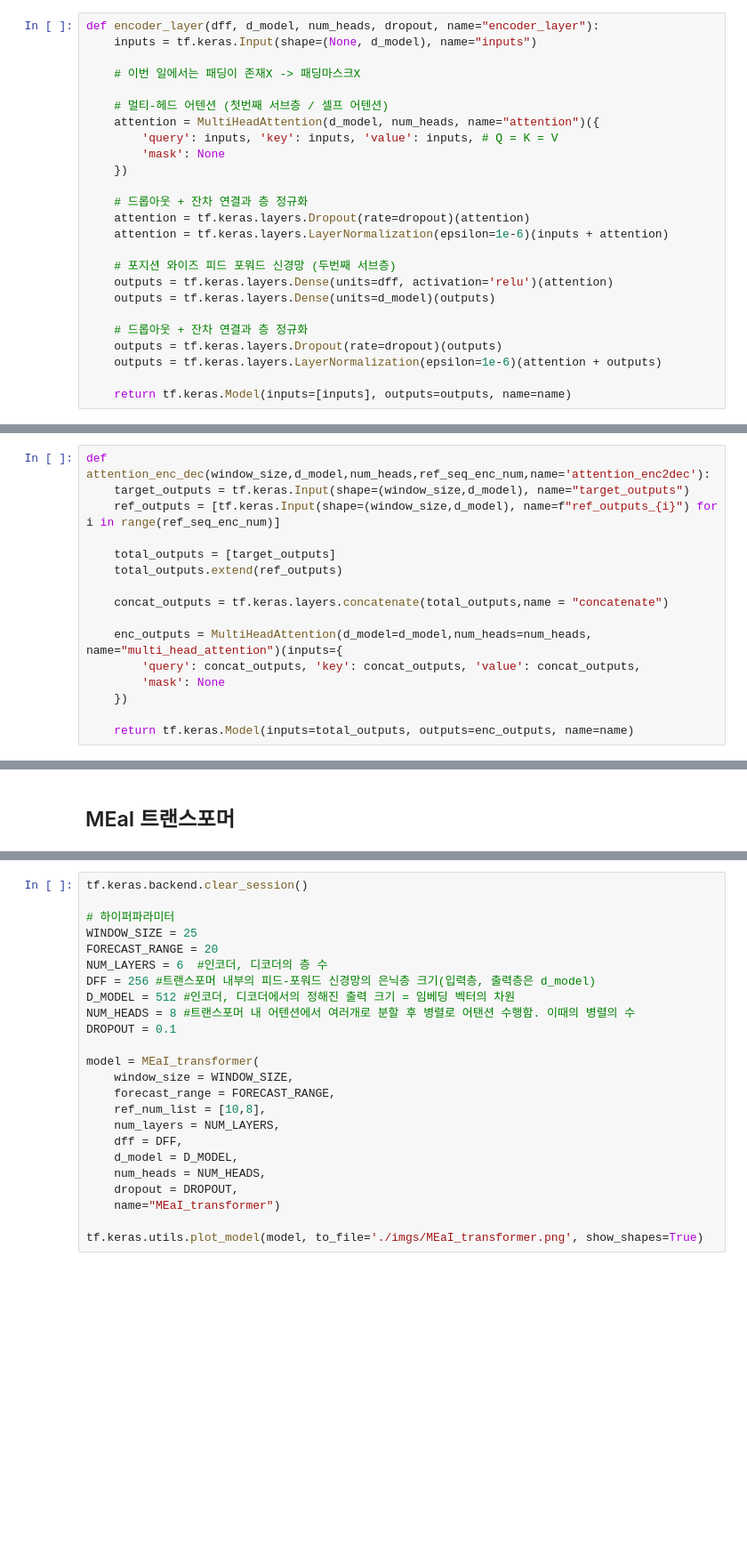
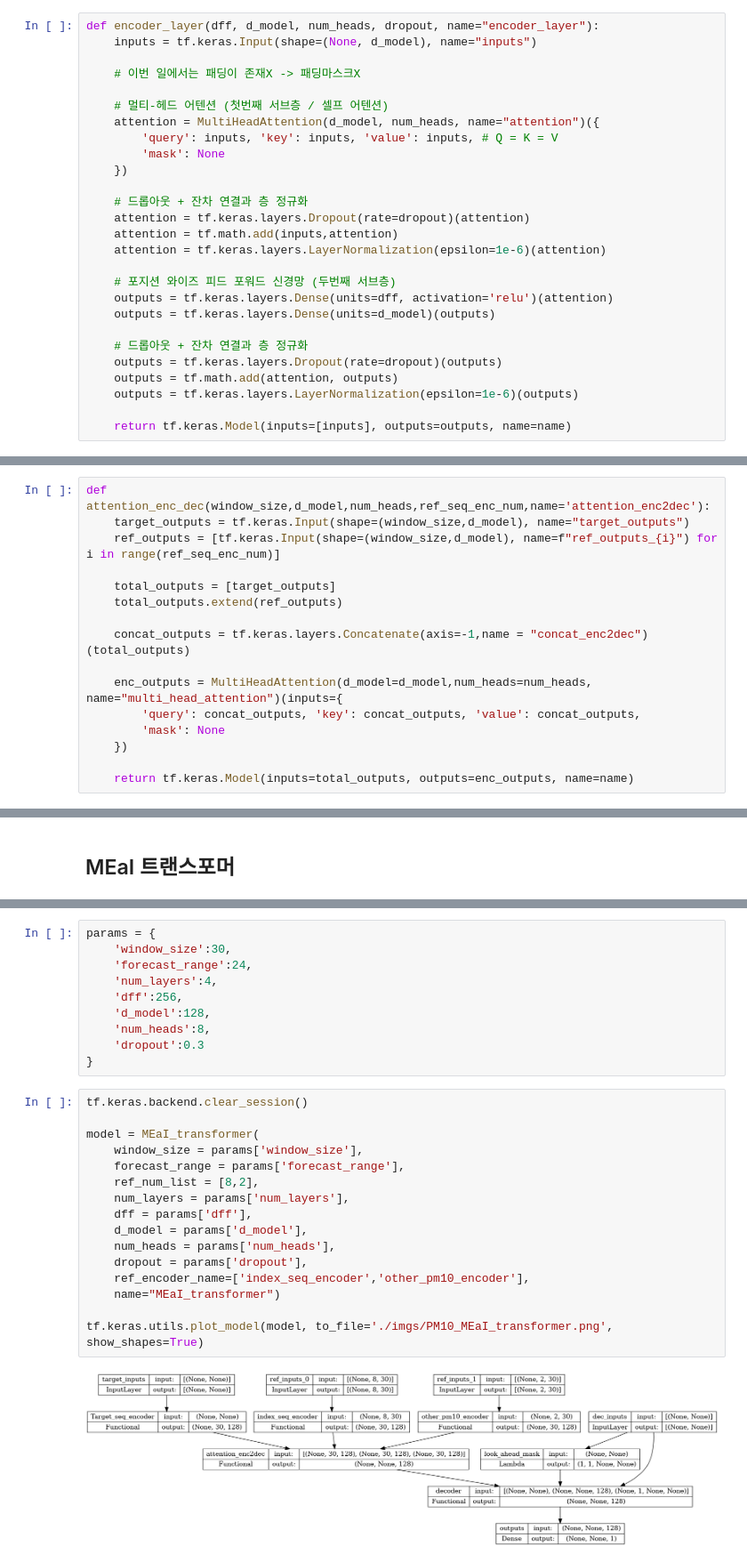
Before and after one commit to oiuyy207/MEaI_transformer, a Jupyter notebook: MEaI_transformer_V0.2.ipynb, the cells around one changed output, grey strips where cells are left out. Shown at 89% size. Saved outputs shown, nothing was run; the diff lists cells and outputs as text; blank space fills up the shorter version.

```diff
--- a/MEaI_transformer_V0.2.ipynb
+++ b/MEaI_transformer_V0.2.ipynb
@@ -157,7 +183,8 @@ def encoder_layer(dff, d_model, num_heads, dropout, name="encoder_layer"):
 
     # 드롭아웃 + 잔차 연결과 층 정규화
     attention = tf.keras.layers.Dropout(rate=dropout)(attention)
-    attention = tf.keras.layers.LayerNormalization(epsilon=1e-6)(inputs + attention)
+    attention = tf.math.add(inputs,attention)
+    attention = tf.keras.layers.LayerNormalization(epsilon=1e-6)(attention)
 
     # 포지션 와이즈 피드 포워드 신경망 (두번째 서브층)
     outputs = tf.keras.layers.Dense(units=dff, activation='relu')(attention)
@@ -165,7 +192,8 @@ def encoder_layer(dff, d_model, num_heads, dropout, name="encoder_layer"):
 
     # 드롭아웃 + 잔차 연결과 층 정규화
     outputs = tf.keras.layers.Dropout(rate=dropout)(outputs)
-    outputs = tf.keras.layers.LayerNormalization(epsilon=1e-6)(attention + outputs)
+    outputs = tf.math.add(attention, outputs)
+    outputs = tf.keras.layers.LayerNormalization(epsilon=1e-6)(outputs)
 
     return tf.keras.Model(inputs=[inputs], outputs=outputs, name=name)
 # %%
@@ -316,7 +347,7 @@ def attention_enc_dec(window_size,d_model,num_heads,ref_seq_enc_num,name='attent
     total_outputs = [target_outputs]
     total_outputs.extend(ref_outputs)
 
-    concat_outputs = tf.keras.layers.concatenate(total_outputs,name = "concatenate")
+    concat_outputs = tf.keras.layers.Concatenate(axis=-1,name = "concat_enc2dec")(total_outputs)
 
     enc_outputs = MultiHeadAttention(d_model=d_model,num_heads=num_heads, name="multi_head_attention")(inputs={
         'query': concat_outputs, 'key': concat_outputs, 'value': concat_outputs,
@@ -498,24 +587,28 @@ def MEaI_transformer(window_size, forecast_range, ref_num_list:list, num_layers,
+# %%
+params = {
+    'window_size':30,
+    'forecast_range':24,
+    'num_layers':4,
+    'dff':256,
+    'd_model':128,
+    'num_heads':8,
+    'dropout':0.3
+}
 # %%
 tf.keras.backend.clear_session()
 
-# 하이퍼파라미터
-WINDOW_SIZE = 25
-FORECAST_RANGE = 20
-NUM_LAYERS = 6  #인코더, 디코더의 층 수
-DFF = 256 #트랜스포머 내부의 피드-포워드 신경망의 은닉층 크기(입력층, 출력층은 d_model)
-D_MODEL = 512 #인코더, 디코더에서의 정해진 출력 크기 = 임베딩 벡터의 차원
-NUM_HEADS = 8 #트랜스포머 내 어텐션에서 여러개로 분할 후 병렬로 어탠션 수행함. 이때의 병렬의 수
-DROPOUT = 0.1
-
 model = MEaI_transformer(
-    window_size = WINDOW_SIZE,
-    forecast_range = FORECAST_RANGE,
-    ref_num_list = [10,8],
-    num_layers = NUM_LAYERS,
-    dff = DFF,
-    d_model = D_MODEL,
-    num_heads = NUM_HEADS,
-    dropout = DROPOUT,
+    window_size = params['window_size'],
+    forecast_range = params['forecast_range'],
+    ref_num_list = [8,2],
+    num_layers = params['num_layers'],
+    dff = params['dff'],
+    d_model = params['d_model'],
+    num_heads = params['num_heads'],
+    dropout = params['dropout'],
+    ref_encoder_name=['index_seq_encoder','other_pm10_encoder'],
     name="MEaI_transformer")
 
-tf.keras.utils.plot_model(model, to_file='./imgs/MEaI_transformer.png', show_shapes=True)
+tf.keras.utils.plot_model(model, to_file='./imgs/PM10_MEaI_transformer.png', show_shapes=True)
+# %% [output]
+[figure, added]
```
Also changed, not shown: parts of 51 cells of this notebook, 17 other files.
